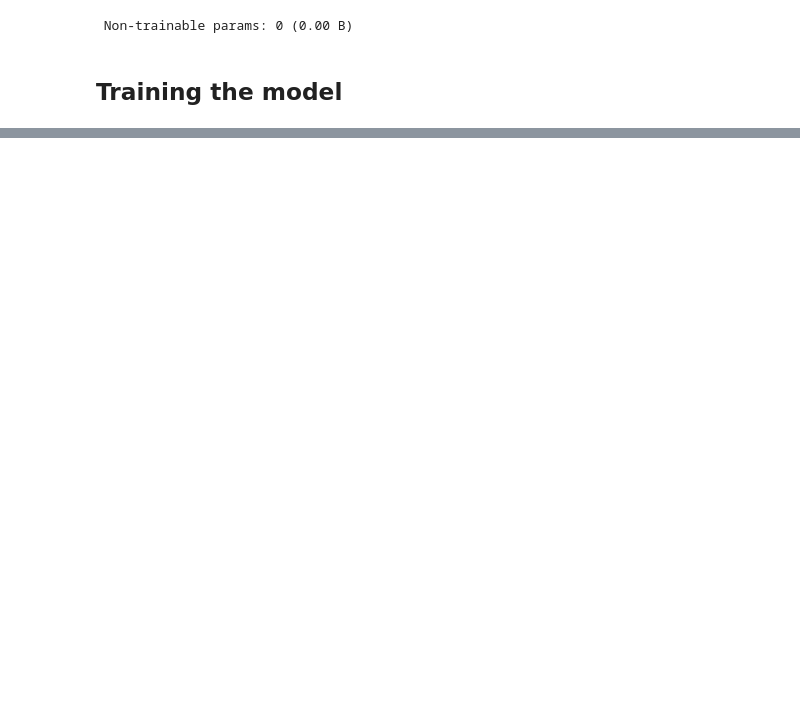
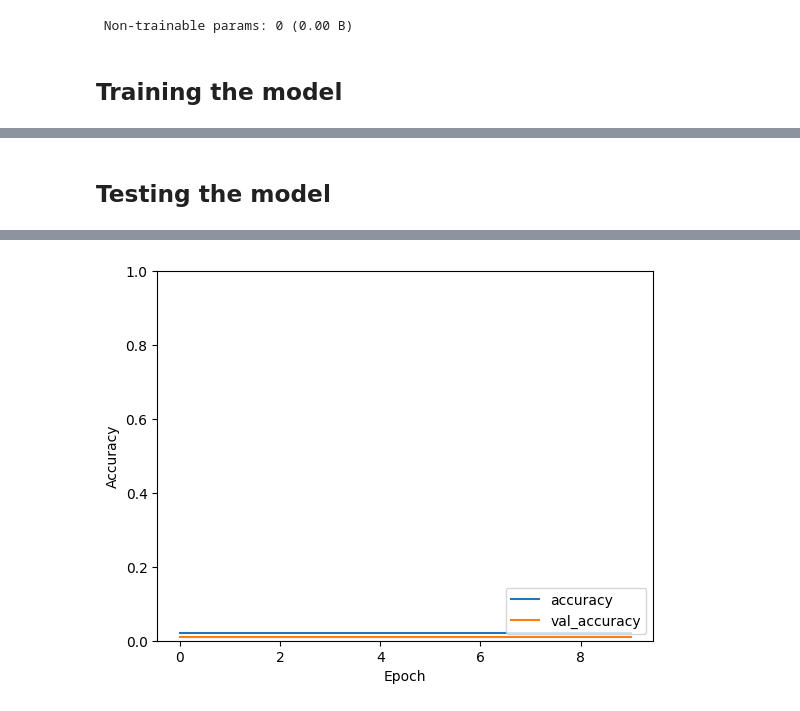
Before and after one commit to Guust207/ikt466-project, a Jupyter notebook: cnn/gustav_temp.ipynb, the cells around one changed output, grey strips where cells are left out. Drawn from its saved outputs; the diff is of its cells as text; code cells hidden in the pictures; blank space fills up the shorter version.

```diff
--- a/cnn/gustav_temp.ipynb
+++ b/cnn/gustav_temp.ipynb
@@ -94,11 +94,13 @@ mel_filenames = [file.name for file in path_to_mel.glob("*.png")]
 # %%
-wav_X = filepath_to_img_data(path_to_waveform, waveform_filenames, resize_to_square=True)
+image_resize = (512, 512)
+
+wav_X = filepath_to_img_data(path_to_waveform, waveform_filenames, resize_shape=image_resize)
 wav_y = filename_to_metadata(waveform_filenames, ".png", only_labels=True)
 
-stft_X = filepath_to_img_data(path_to_stft, stft_filenames, resize_to_square=True)
+stft_X = filepath_to_img_data(path_to_stft, stft_filenames, resize_shape=image_resize)
 stft_y = filename_to_metadata(stft_filenames, ".png", only_labels=True)
 
-mel_X = filepath_to_img_data(path_to_mel, mel_filenames, resize_to_square=True)
+mel_X = filepath_to_img_data(path_to_mel, mel_filenames, resize_shape=image_resize)
 mel_y = filename_to_metadata(mel_filenames, ".png", only_labels=True)
 # %% [markdown]
 ### Train/test split
@@ -145,22 +147,23 @@ def cnn_model(_input_shape, _num_classes):
     loss = keras.losses.SparseCategoricalCrossentropy()
     metrics = ["accuracy"]
     act_func = "relu"
-    k_size = 5
-    p_size = (4, 4) # (Height, width)
+    k_size = 8
+    p_size = (4, 4)  # (Height, width)
 
     # Model definition
     model = models.Sequential()
 
     # Convolution layers
     model.add(layers.InputLayer(_input_shape))
-    model.add(layers.Conv2D(filters=16, kernel_size=k_size, activation=act_func, padding="same"))
+    model.add(layers.Conv2D(filters=32, kernel_size=k_size, activation=act_func, padding="same"))
     model.add(layers.MaxPooling2D(p_size))
-    model.add(layers.Conv2D(filters=16, kernel_size=k_size, activation=act_func, padding="same"))
+    model.add(layers.Conv2D(filters=64, kernel_size=k_size, activation=act_func, padding="same"))
     model.add(layers.MaxPooling2D(p_size))
-    model.add(layers.Conv2D(filters=16, kernel_size=k_size, activation=act_func, padding="same"))
+    model.add(layers.Conv2D(filters=64, kernel_size=k_size, activation=act_func, padding="same"))
+    model.add(layers.MaxPooling2D(p_size))
 
     # Flattening and dense layer input
-    num_pool = 2 # Change this to the amount pooling layers above
+    num_pool = 3 # Change this to the amount pooling layers above
     dense_input = np.prod((_input_shape[0] / (p_size[0] ** num_pool), _input_shape[1] / (p_size[1] ** num_pool)))
     dense_input *= 3
 
@@ -222,6 +223,10 @@ Model: "sequential_7"
 # %% [markdown]
 ## Training the model
 # %%
-history = basic_model.fit(wav_X_train, wav_y_train, epochs=10, batch_size=16, validation_split=0.1)
+num_epochs = 10
+batch_size = 32
+validation_split = 0.1
+
+history = basic_model.fit(wav_X_train, wav_y_train, epochs=num_epochs, batch_size=batch_size, shuffle=True, validation_split=validation_split)
 # %% [output]
 Epoch 1/10
@@ -230 +240,14 @@ Epoch 2/10
 KeyboardInterrupt:
+# %% [markdown]
+## Testing the model
+# %%
+plt.plot(history.history['accuracy'], label='accuracy')
+plt.plot(history.history['val_accuracy'], label = 'val_accuracy')
+plt.xlabel('Epoch')
+plt.ylabel('Accuracy')
+plt.ylim([0.0, 1])
+plt.legend(loc='lower right')
+
+test_loss, test_acc = basic_model.evaluate(wav_X_test, wav_y_test, verbose=2)
+print(test_acc)
+# %% [output]
@@ -230,0 +256 @@ KeyboardInterrupt:
+[figure, added]
```
Also changed, not shown: parts of 7 cells of this notebook.
